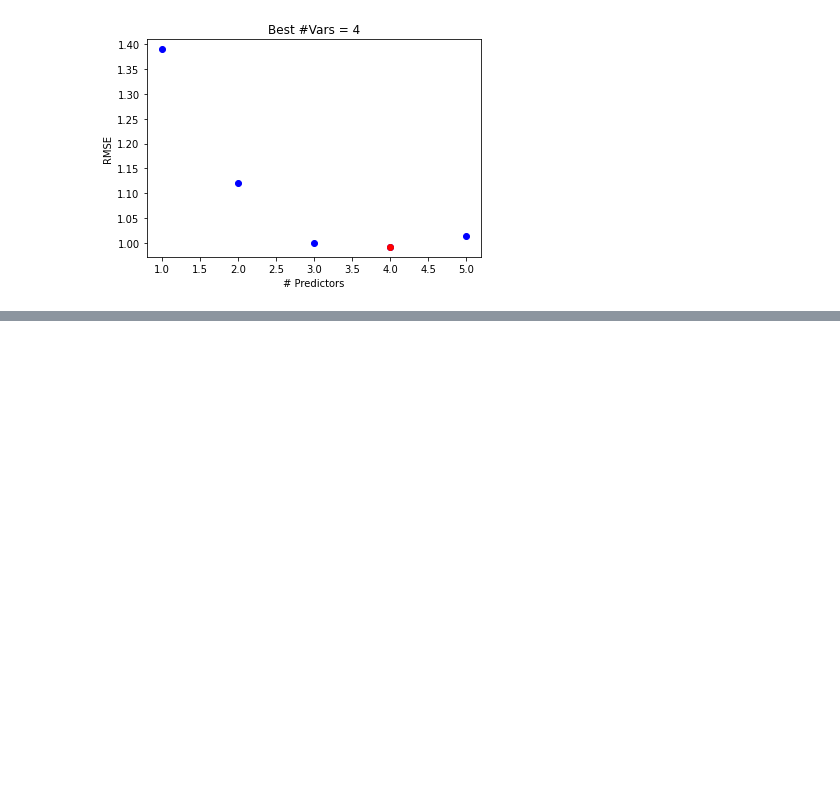
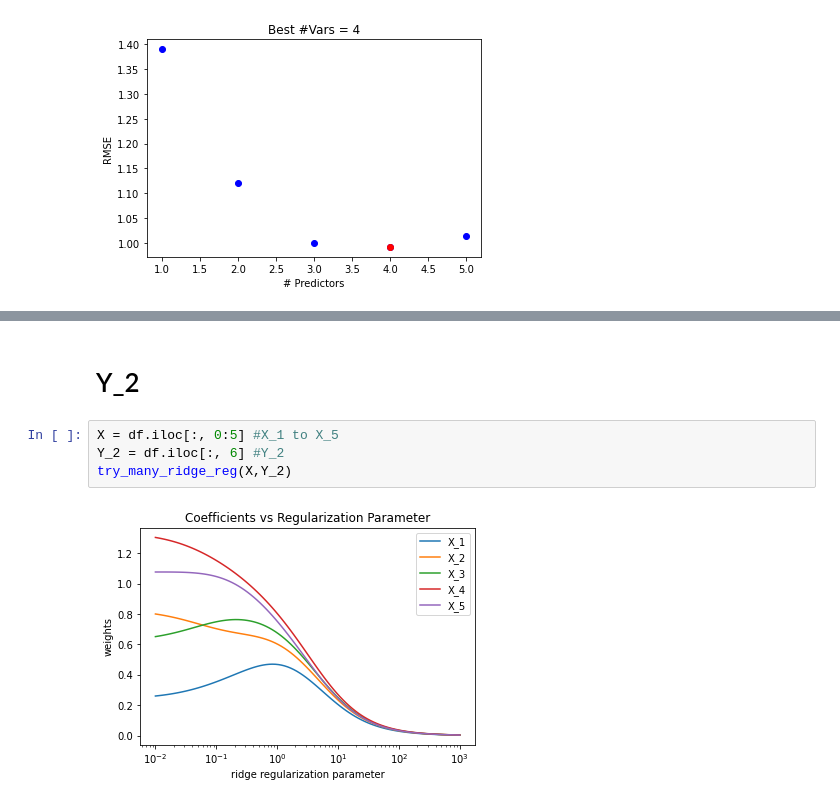
Before and after one commit to mcnica89/DATA6100, a Jupyter notebook: Preselecting_variables_vs_Cross_Validation.ipynb, the cells around one changed output, grey strips where cells are left out. Cells and saved outputs as stored; diff of their text form; blank space fills up the shorter version.

```diff
--- a/Preselecting_variables_vs_Cross_Validation.ipynb
+++ b/Preselecting_variables_vs_Cross_Validation.ipynb
@@ -207,0 +258,8 @@ Best model found: ['X_4', 'X_2', 'X_5', 'X_3']
+# %% [markdown]
+# Y_2
+# %%
+X = df.iloc[:, 0:5] #X_1 to X_5
+Y_2 = df.iloc[:, 6] #Y_2
+try_many_ridge_reg(X,Y_2)
+# %% [output]
+[figure, added]
```
Also changed, not shown: parts of 5 cells of this notebook.
